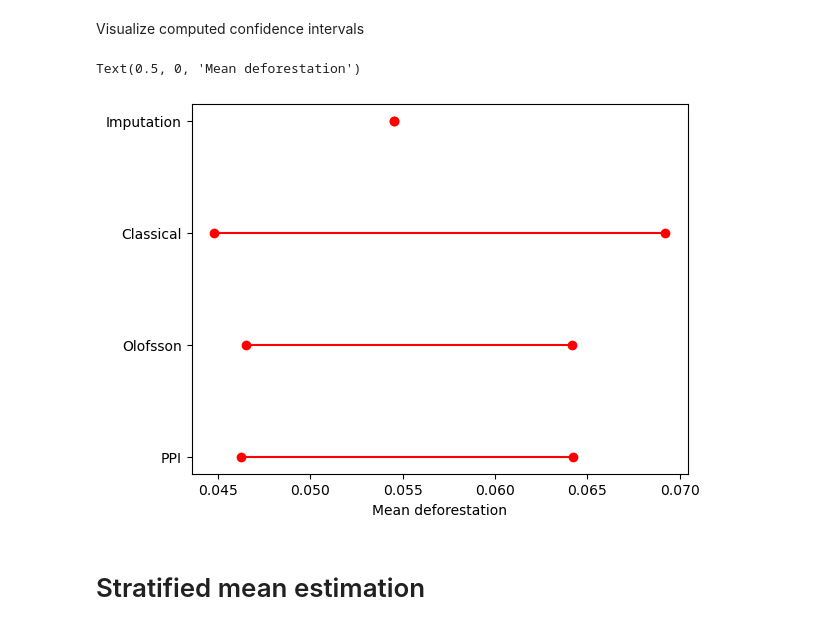
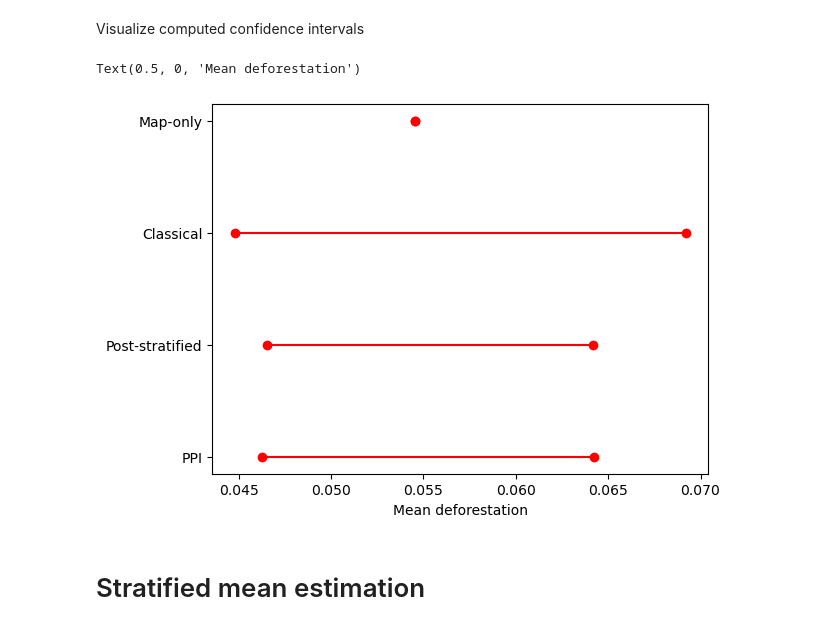
Before and after one commit to Earth-Intelligence-Lab/uncertainty-quantification, a Jupyter notebook: examples/deforestation mean estimation.ipynb, the cells around one changed output. Cells and saved outputs as stored; diff of their text form; code cells hidden in the pictures.

```diff
--- a/examples/deforestation mean estimation.ipynb
+++ b/examples/deforestation mean estimation.ipynb
@@ -312,10 +312,10 @@ def run_ppi(Y, Yhat, Yhat_unlabeled, Yhat_unlabeled_stats, alpha):
     print("lhat =", lhat)
     ppi_ci = ppi_mean_ci_full_unlabeled_dataset(Y, Yhat, Yhat_unlabeled_stats, lhat=lhat, alpha=alpha)
 
-    # Olofsson method (equivalent to stratified where Yhat are the strata labels)
+    # Post-stratified method (equivalent to stratified where Yhat are the strata labels)
     ml_map_deforestation_proportion = Yhat_unlabeled_stats['mean']
     ml_label_to_weight = {0: 1-ml_map_deforestation_proportion, 1: ml_map_deforestation_proportion}
-    olofsson_ci = stratified_mean_ci(ml_label_to_weight, Y, Yhat, alpha=alpha)
+    post_stratified_ci = stratified_mean_ci(ml_label_to_weight, Y, Yhat, alpha=alpha)
 
     # Classical interval (set lhat=0 so Yhat are not used)
     classical_ci = ppi_mean_ci_full_unlabeled_dataset(Y, Yhat, Yhat_unlabeled_stats, lhat=0, alpha=alpha)
@@ -338,10 +338,10 @@ def run_ppi(Y, Yhat, Yhat_unlabeled, Yhat_unlabeled_stats, alpha):
         pd.DataFrame(
             [
                 {
-                    "method": "Olofsson",
+                    "method": "Post-stratified",
                     "n": np.nan,
-                    "lower": olofsson_ci[0],
-                    "upper": olofsson_ci[1],
+                    "lower": post_stratified_ci[0],
+                    "upper": post_stratified_ci[1],
                     "trial": 0,
                 }
             ]
@@ -361,17 +361,17 @@ def run_ppi(Y, Yhat, Yhat_unlabeled, Yhat_unlabeled_stats, alpha):
         )
     ]
 
-    # Imputed CI
+    # Map-only CI
 
-    imputed_ci = classical_mean_ci_full_unlabeled_dataset(Yhat_unlabeled_stats, alpha=alpha)
+    map_only_ci = classical_mean_ci_full_unlabeled_dataset(Yhat_unlabeled_stats, alpha=alpha)
     results += [
         pd.DataFrame(
             [
                 {
-                    "method": "Imputation",
+                    "method": "Map-only",
                     "n": np.nan,
-                    "lower": imputed_ci[0],
-                    "upper": imputed_ci[1],
+                    "lower": map_only_ci[0],
+                    "upper": map_only_ci[1],
                     "trial": 0,
                 }
             ]
@@ -391,47 +391,47 @@ Visualize computed confidence intervals
 # %%
 ppi_results = df.loc[(df['method'] == 'PPI')]
 ppi_avg_estimates = ppi_results['estimate'].mean(axis=0)
 ppi_avg_widths = ppi_results['width'].mean(axis=0)
 
-olofsson_results = df.loc[(df['method'] == 'Olofsson')]
-olofsson_avg_estimates = olofsson_results['estimate'].mean(axis=0)
-olofsson_avg_widths = olofsson_results['width'].mean(axis=0)
+post_stratified_results = df.loc[(df['method'] == 'Post-stratified')]
+post_stratified_avg_estimates = post_stratified_results['estimate'].mean(axis=0)
+post_stratified_avg_widths = post_stratified_results['width'].mean(axis=0)
 
 classical_results = df.loc[(df['method'] == 'Classical')]
 classical_avg_estimates = classical_results['estimate'].mean(axis=0)
 classical_avg_widths = classical_results['width'].mean(axis=0)
 classical_avg_widths_original = classical_avg_widths
 
-imputation_estimates = df.loc[df['method']=='Imputation']['estimate'].mean(axis=0)
-imputation_widths = df.loc[df['method']=='Imputation']['width'].mean(axis=0)
+map_only_estimates = df.loc[df['method']=='Map-only']['estimate'].mean(axis=0)
+map_only_widths = df.loc[df['method']=='Map-only']['width'].mean(axis=0)
 
 # https://stackoverflow.com/questions/59747313/how-can-i-plot-a-confidence-interval-in-python
 data_dict = {}
 ppi_effective_n = int(len(Y)*(classical_avg_widths/ppi_avg_widths)**2)
-olofsson_effective_n = int(len(Y)*(classical_avg_widths/olofsson_avg_widths)**2)
+post_stratified_effective_n = int(len(Y)*(classical_avg_widths/post_stratified_avg_widths)**2)
 data_dict['category'] = ['PPI',
-                         'Olofsson',
+                         'Post-stratified',
                          'Classical',
-                         'Imputation']
+                         'Map-only']
 data_dict['lower'] = [ppi_avg_estimates - ppi_avg_widths/2,
-                      olofsson_avg_estimates - olofsson_avg_widths/2,
+                      post_stratified_avg_estimates - post_stratified_avg_widths/2,
                       classical_avg_estimates - classical_avg_widths/2,
-                      imputation_estimates - imputation_widths/2]
+                      map_only_estimates - map_only_widths/2]
 data_dict['upper'] = [ppi_avg_estimates + ppi_avg_widths/2,
-                      olofsson_avg_estimates + olofsson_avg_widths/2,
+                      post_stratified_avg_estimates + post_stratified_avg_widths/2,
                       classical_avg_estimates + classical_avg_widths/2,
-                      imputation_estimates + imputation_widths/2]
-data_dict['effective sample size'] = [ppi_effective_n, olofsson_effective_n, np.nan, np.nan]
+                      map_only_estimates + map_only_widths/2]
+data_dict['effective sample size'] = [ppi_effective_n, post_stratified_effective_n, np.nan, np.nan]
 dataset = pd.DataFrame(data_dict)
 
 for lower,upper,y in zip(dataset['lower'],dataset['upper'],range(len(dataset))):
     plt.plot((lower,upper),(y,y),'ro-')
 plt.yticks(range(len(dataset)),list(dataset['category']))
 plt.xlabel(f'Mean deforestation')
 #plt.legend()
 # %% [output]
 Text(0.5, 0, 'Mean deforestation')
-[figure, old version]
+[figure, new version]
 # %% [markdown]
 # Stratified mean estimation
 # %% [markdown]
```
Also changed, not shown: parts of 6 cells of this notebook, 11 other files.
